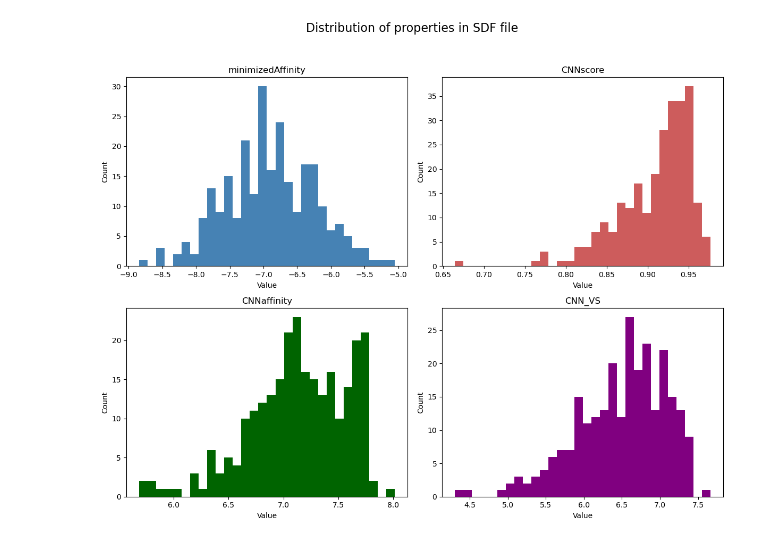
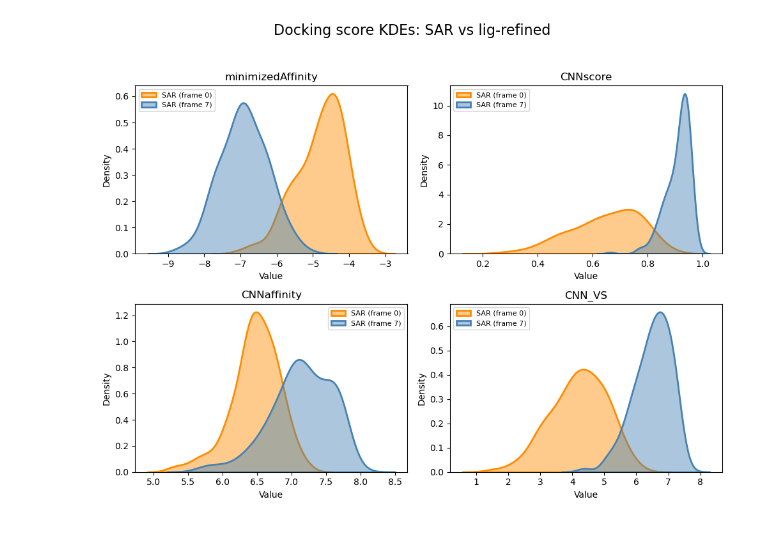
Before and after one commit to Popov-Lab-UNC/draco, a Jupyter notebook: playground.ipynb, the cells around one changed output. Cells and saved outputs as stored; diff of their text form; code cells hidden in the pictures.

```diff
--- a/playground.ipynb
+++ b/playground.ipynb
@@ -54,3 +243,6 @@ len(mols)
 # %%
-mols[0].GetPropsAsDict()
+for run_name, ms in docking_mols.items():
+    print(RUN_LABELS[run_name])
+    print(ms[0].GetPropsAsDict() if ms else "(no molecules)")
+    print()
 # %% [output]
@@ -63,41 +254,53 @@ mols[0].GetPropsAsDict()
 # %%
 import matplotlib.pyplot as plt
+import numpy as np
+import seaborn as sns
 
-# Extract desired properties from the molecules
-affinities = []
-cnn_scores = []
-cnn_affinities = []
-cnn_vs = []
+def series_for_mols(ms, key):
+    out = []
+    for mol in ms:
+        props = mol.GetPropsAsDict()
+        out.append(float(props.get(key, float("nan"))))
+    return out
 
-for mol in mols:
-    props = mol.GetPropsAsDict()
-    # Sometimes RDKit returns numpy.float32 so cast to float for safety
-    affinities.append(float(props.get('minimizedAffinity', float('nan'))))
-    cnn_scores.append(float(props.get('CNNscore', float('nan'))))
-    cnn_affinities.append(float(props.get('CNNaffinity', float('nan'))))
-    cnn_vs.append(float(props.get('CNN_VS', float('nan'))))
+keys_titles = [
+    ("minimizedAffinity", "minimizedAffinity"),
+    ("CNNscore", "CNNscore"),
+    ("CNNaffinity", "CNNaffinity"),
+    ("CNN_VS", "CNN_VS"),
+]
 
-# Create a figure with 2x2 subplots
-fig, axs = plt.subplots(2, 2, figsize=(12, 10))
-fig.suptitle('Distribution of properties in SDF file', fontsize=16)
+# Switch the plotting order (and colors/labels) by reversing the items
+run_names = list(docking_mols.keys())[::-1]
 
-axs[0, 0].hist(affinities, bins=30, color='steelblue')
-axs[0, 0].set_title('minimizedAffinity')
+fig, axs = plt.subplots(2, 2, figsize=(10, 8))
+fig.suptitle("Docking score KDEs: SAR vs lig-refined", fontsize=16)
 
-axs[0, 1].hist(cnn_scores, bins=30, color='indianred')
-axs[0, 1].set_title('CNNscore')
-
-axs[1, 0].hist(cnn_affinities, bins=30, color='darkgreen')
-axs[1, 0].set_title('CNNaffinity')
-
-axs[1, 1].hist(cnn_vs, bins=30, color='purple')
-axs[1, 1].set_title('CNN_VS')
-
-for ax in axs.flat:
-    ax.set_xlabel('Value')
-    ax.set_ylabel('Count')
+for ax, (key, title) in zip(axs.flat, keys_titles):
+    for run_name in run_names:
+        ms = docking_mols[run_name]
+        vals = np.array(series_for_mols(ms, key))
+        vals = vals[np.isfinite(vals)]
+        if len(vals) > 1:
+            sns.kdeplot(
+                vals,
+                ax=ax,
+                fill=True,
+                color=RUN_COLORS[run_name],
+                alpha=0.45,
+                label=RUN_LABELS[run_name],
+                linewidth=2,
+                bw_adjust=1.1
+            )
+        else:
+            # Too few points for KDE, just show points
+            ax.scatter(vals, np.zeros_like(vals), color=RUN_COLORS[run_name], label=RUN_LABELS[run_name])
+    ax.set_title(title)
+    ax.set_xlabel("Value")
+    ax.set_ylabel("Density")
+    ax.legend(fontsize=8)
 
 plt.tight_layout(rect=[0, 0.03, 1, 0.95])
 plt.show()
 # %% [output]
-[figure, old version]
+[figure, new version]
```
Also changed, not shown: parts of 19 cells of this notebook, 10 other files.
